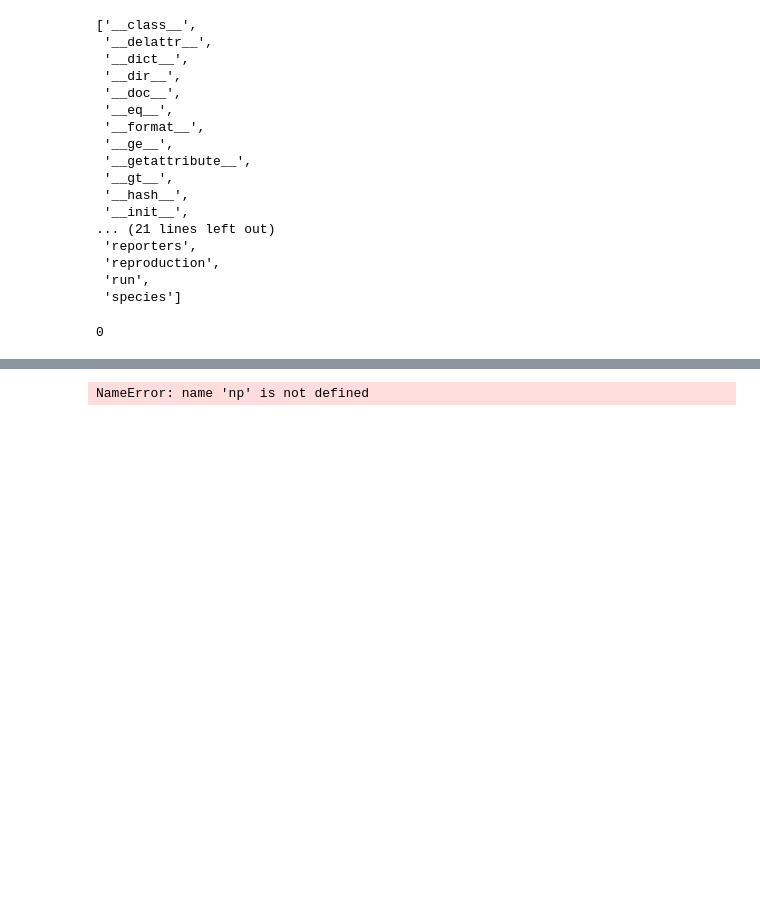
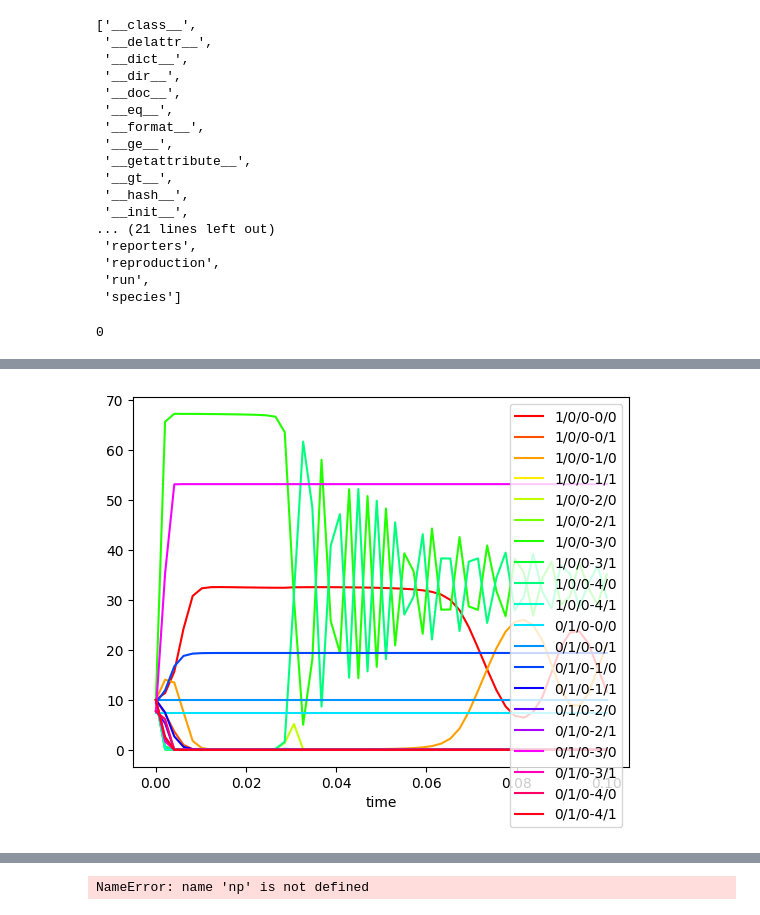
Before and after one commit to arizona95/BEAT, a Jupyter notebook: lab/experiment.ipynb, the cells around one changed output, grey strips where cells are left out. Saved outputs shown, nothing was run; the diff lists cells and outputs as text; code cells hidden in the pictures; blank space fills up the shorter version.

```diff
--- a/lab/experiment.ipynb
+++ b/lab/experiment.ipynb
@@ -228,0 +406,3 @@ model["M"]
+# %%
+simulator = Simulator.by_file(filepath)
+simulator.model_dict["M_"]
@@ -228,0 +466,6 @@ model["M"]
+# %%
+#simulator = Simulator.by_file(filepath)
+simulator.run(0.1)
+simulator.visualize()
+# %% [output]
+[figure, added]
```
Also changed, not shown: parts of 36 cells of this notebook, 19 other files.
